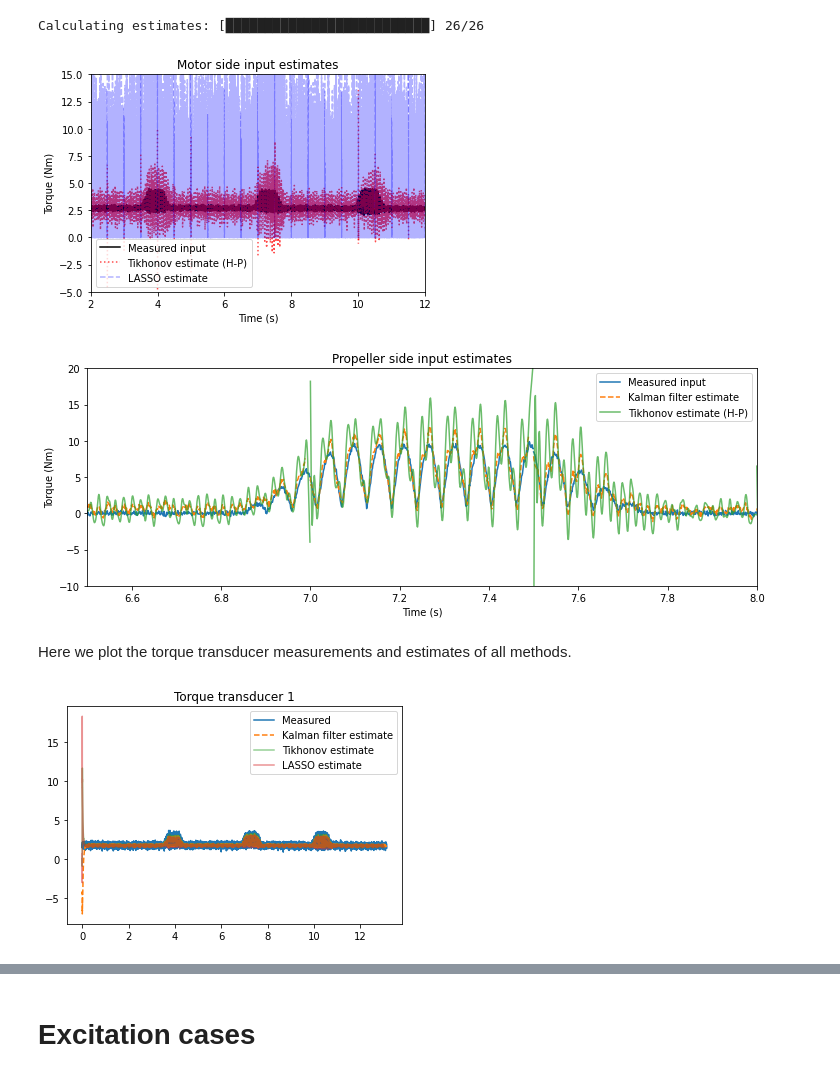
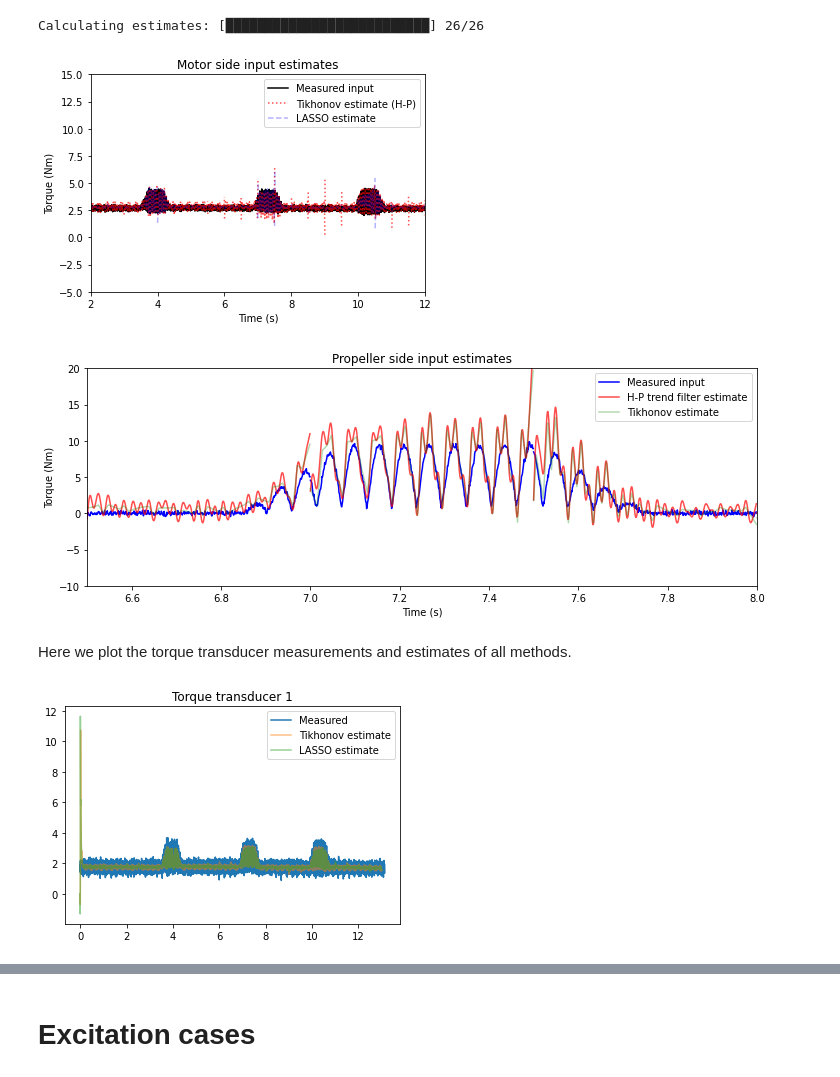
Before and after one commit to urho-h/torque_estimation_masters, a Jupyter notebook: notebooks/kf_vs_cvx_MSSP.ipynb, the cells around one changed output, grey strips where cells are left out. Drawn from its saved outputs; the diff is of its cells as text; code cells hidden in the pictures.

Commit message:
plots for ED researcher seminar

```diff
--- a/notebooks/kf_vs_cvx_MSSP.ipynb
+++ b/notebooks/kf_vs_cvx_MSSP.ipynb
@@ -571,8 +571,8 @@ for i in progressbar(range(loop_len), "Calculating estimates: ", loop_len):
     batch = meas[i*bs:(i+1)*bs,:]
     y_batch = batch.reshape(-1,1)
 
-    tikhonov_estimate, x_tikhonov = tikhonov_problem(y_batch, observ, G, D2, initial_state=x_tikhonov, lam=0.05)
-    lasso_estimate, x_lasso = lasso_problem(y_batch, observ, G, L, initial_state=x_lasso, lam=0.05)
+    tikhonov_estimate, x_tikhonov = tikhonov_problem(y_batch, observ, G, D2, initial_state=x_tikhonov, lam=30) #0.5
+    lasso_estimate, x_lasso = lasso_problem(y_batch, observ, G, D2, initial_state=x_lasso, lam=30)
 
     x_est_t = O_full @ x_tikhonov + G_full @ tikhonov_estimate # calculate new initial state for the Tikhonov problem
     x_tikhonov = x_est_t[-A.shape[0]:,:]
@@ -598,16 +598,17 @@ plt.ylim(-5, 15)
 plt.xlim(2, 12)
 plt.show()
 # %% [output]
-[figure, old version]
+[figure, new version]
 # %%
 plt.figure(figsize=(12,4))
 for i in range(loop_len):
-    plt.plot(times[i*bs:(i+1)*bs], propeller[i*bs:(i+1)*bs], linestyle='solid', color='C0')
-    plt.plot(times[i*bs:(i+1)*bs-lag], input_estimates[lag+i*bs:(i+1)*bs,1], '--', color='C1', label='Kalman filter_estimate')
-    plt.plot(times[i*bs:(i+1)*bs], tikh_estimates[i][1::2], linestyle='solid', alpha=0.7, color='C2')
-    #plt.plot(times[i*bs:(i+1)*bs], lasso_estimates[i][1::2], linestyle='dashed', color='blue', alpha=0.3)
+    plt.plot(times[i*bs:(i+1)*bs], propeller[i*bs:(i+1)*bs], linestyle='solid', color='blue')
+    #plt.plot(times[i*bs:(i+1)*bs-lag], input_estimates[lag+i*bs:(i+1)*bs,1], '--', color='C1', label='Kalman filter_estimate')
+    plt.plot(times[i*bs:(i+1)*bs], tikh_estimates[i][1::2], linestyle='solid', alpha=0.7, color='red')
+    plt.plot(times[i*bs:(i+1)*bs], lasso_estimates[i][1::2], linestyle='solid', color='green', alpha=0.3)
 
-plt.legend(('Measured input', 'Kalman filter estimate', 'Tikhonov estimate (H-P)'))
+#plt.legend(('Measured input', 'Kalman filter estimate', 'Tikhonov estimate (H-P)'))
+plt.legend(('Measured input', 'H-P trend filter estimate', 'Tikhonov estimate'))
 plt.xlabel('Time (s)')
 plt.ylabel('Torque (Nm)')
 plt.title('Propeller side input estimates')
@@ -616,7 +617,7 @@ plt.xlim(6.5, 8)
 #plt.savefig("propeller_estimate.pdf")
 plt.show()
 # %% [output]
-[figure, old version]
+[figure, new version]
 # %%
 tikh_est = tikh_estimates[0]
 lasso_est = lasso_estimates[0]
@@ -645,13 +646,13 @@ Here we plot the torque transducer measurements and estimates of all methods.
 # %%
 plt.figure()
 plt.plot(times, torques[:,-2], label='Measured')
-plt.plot(times[:-lag], torque_estimates[lag:,8], '--', label='Kalman filter estimate')
+#plt.plot(times[:-lag], torque_estimates[lag:,8], '--', label='Kalman filter estimate')
 plt.plot(tout_tikh, yout_tikh[:,-2], label='Tikhonov estimate', alpha=0.5)
 plt.plot(tout_lasso, yout_lasso[:,-2], label='LASSO estimate', alpha=0.5)
 plt.legend()
 plt.title('Torque transducer 1')
 plt.show()
 # %% [output]
-[figure, old version]
+[figure, new version]
 # %%
 plt.figure(figsize=(12,4))
```
Also changed, not shown: parts of 4 cells of this notebook, 7 other files.
